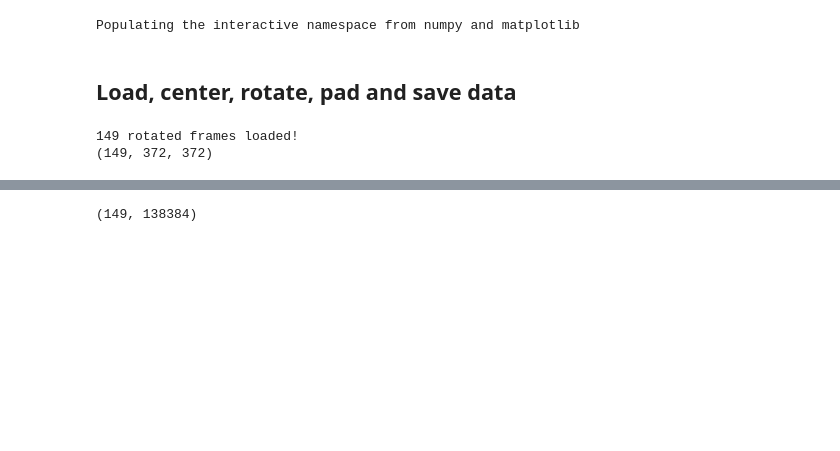
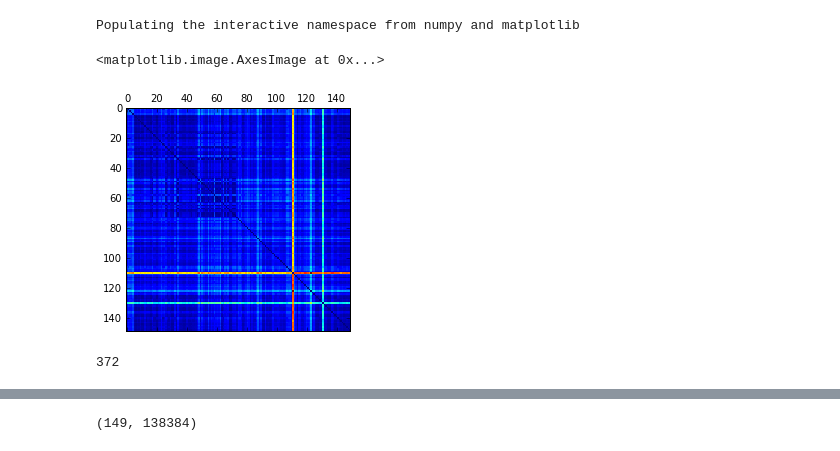
Before and after one commit to MohsenSadeghi/Super-resolution, a Jupyter notebook: notebook.ipynb, the cells around one changed output, grey strips where cells are left out. Drawn from its saved outputs; the diff is of its cells as text; code cells hidden in the pictures; blank space fills up the shorter version.

```diff
--- a/notebook.ipynb
+++ b/notebook.ipynb
@@ -27,59 +75,6 @@ f_distances = '../149septin_distances.npy'
-# %% [markdown]
-## Load, center, rotate, pad and save data
-# %%
-frames_padded = []
-
-if not os.path.isfile(f_rotated_data):
-    raw_dat = scipy.io.loadmat(f_orig_data)
-
-    dat = raw_dat["allseptins"]
-    lxmax = None
-    lymax = None
-    n_frames = dat.size
-    for i in range(n_frames):
-        frame_dat = dat[0][i]
-        lx, ly = frame_dat.shape
-        lxmax = max(lx, lxmax) if lxmax is not None else lx
-        lymax = max(ly, lymax) if lymax is not None else ly
-
-    lmax = max(lxmax, lymax) * 1.5
-
-    for i in range(n_frames):
-        frame_dat = dat[0][i]
-
-        lx, ly = frame_dat.shape
-        cx, cy = util.frame_COM(frame_dat)
-
-        offset_x = int(np.rint(0.5 * lx - cx))
-        offset_y = int(np.rint(0.5 * ly - cy))
-
-        frame_dat = np.roll(frame_dat, offset_x, axis=0)
-        frame_dat = np.roll(frame_dat, offset_y, axis=1)
-
-        th = util.frame_orient(frame_dat)
-
-        frame_dat_padded = np.zeros([lmax, lmax], dtype=np.float32)
-        util.insert_rot_frame(frame_dat, frame_dat_padded, th)
-        frames_padded.append(frame_dat_padded)
-
-    np.save(f_rotated_data, frames_padded)
-else:
-    frames_padded = np.load(f_rotated_data)
-    n_frames = frames_padded.shape[0]
-    print n_frames, "rotated frames loaded!"
-
-if not os.path.isfile(f_distances):
-    d = np.zeros((n_frames, n_frames), dtype=np.float32)
-    for i in range(n_frames):
-        for j in range(i + 1, n_frames):
-            d[i, j] = dist(frames_padded[i], frames_padded[j])
-            d[j, i] = d[i, j]
-    np.save(f_distances, d)
-else:
-    d = np.load(f_distances)
-
-print frames_padded.shape
-frames_padded = frames_padded.reshape(149, -1)
-# %% [output]
-149 rotated frames loaded!
-(149, 372, 372)
+# %%
+d_orig = np.load ('../149septin_metric.npy')
+matshow(d_orig)
+# %% [output]
+<matplotlib.image.AxesImage at 0x...>
+[figure, added]
@@ -85,0 +83,11 @@ frames_padded = frames_padded.reshape(149, -1)
+# %%
+vframes = np.load ('../149septin_vframes.npy')
+dim = np.load ('../149septin_dim.npy')
+
+lxmax = np.max (dim[:, 0])
+lymax = np.max (dim[:, 1])
+
+lmax = int (np.round (max (lxmax, lymax) * 1.5))
+print lmax
+# %% [output]
+372
```
Also changed, not shown: parts of 25 cells of this notebook.
